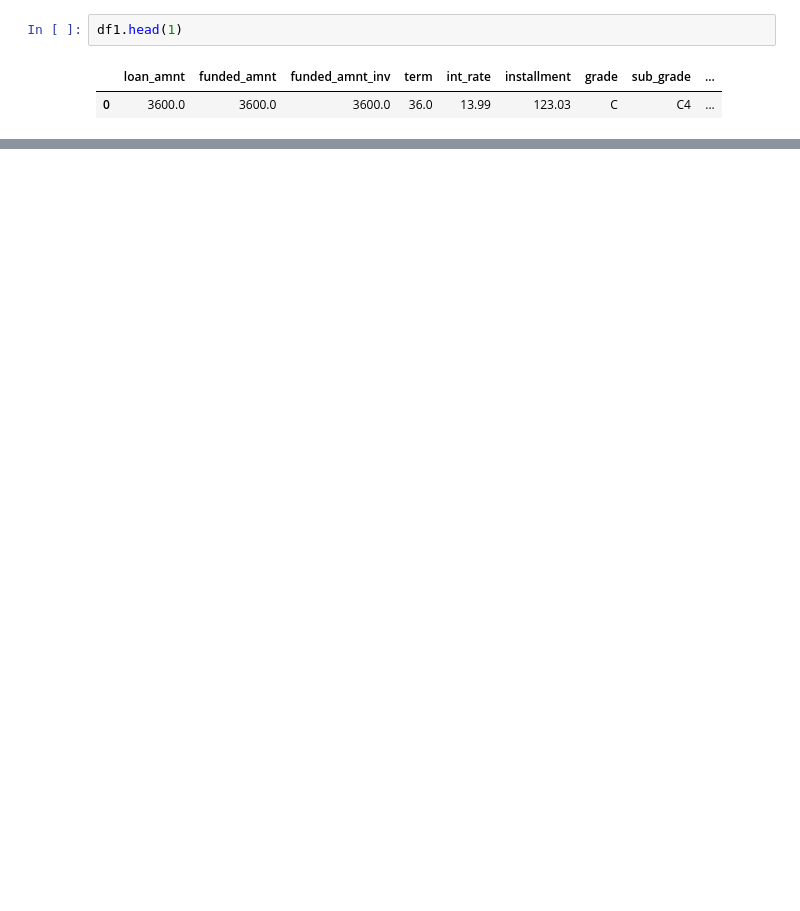
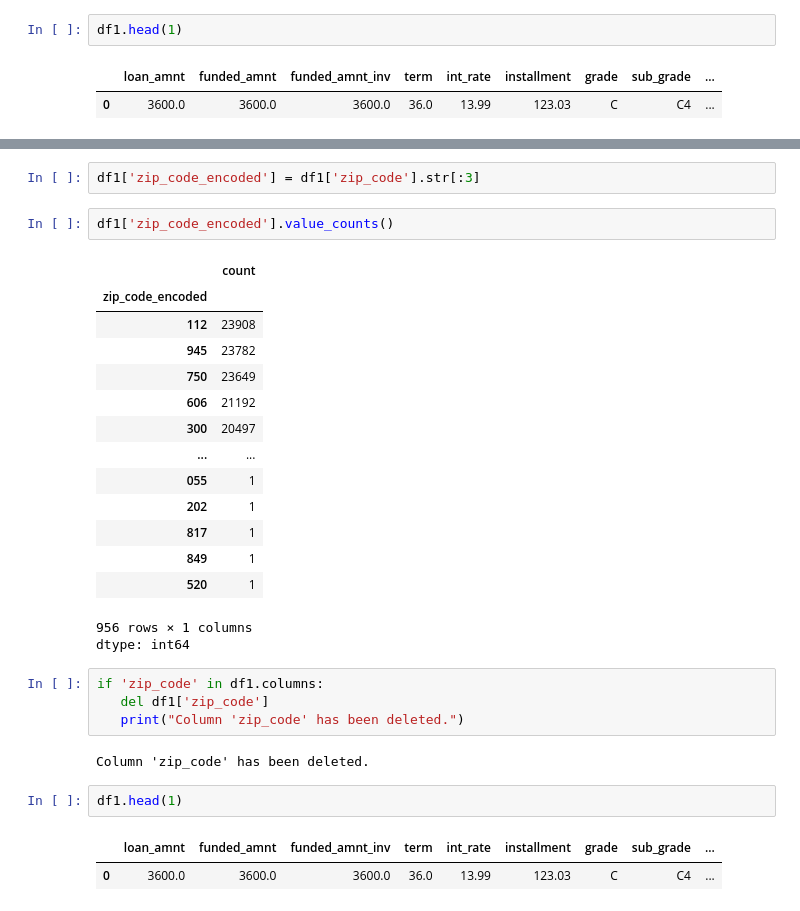
Before and after one commit to CharlesRajaR/Loan-Approval-Prediction-with-SHAP-An-end-to-end-machine-learning-project, a Jupyter notebook: notebooks/loan_approval_predictions_with_shap.ipynb, the cells around one changed output, grey strips where cells are left out. Saved outputs shown, nothing was run; the diff lists cells and outputs as text; blank space fills up the shorter version.

```diff
--- a/notebooks/loan_approval_predictions_with_shap.ipynb
+++ b/notebooks/loan_approval_predictions_with_shap.ipynb
@@ -766,0 +884,31 @@ display(df1.head(1))
+# %%
+df1['zip_code_encoded'] = df1['zip_code'].str[:3]
+# %%
+df1['zip_code_encoded'].value_counts()
+# %% [output]
+|  | count |
+| zip_code_encoded |  |
+| 112 | 23908 |
+| 945 | 23782 |
+| 750 | 23649 |
+| 606 | 21192 |
+| 300 | 20497 |
+| ... | ... |
+| 055 | 1 |
+| 202 | 1 |
+| 817 | 1 |
+| 849 | 1 |
+| 520 | 1 |
+956 rows × 1 columns
+dtype: int64
+# %%
+if 'zip_code' in df1.columns:
+   del df1['zip_code']
+   print("Column 'zip_code' has been deleted.")
+# %% [output]
+Column 'zip_code' has been deleted.
+# %%
+df1.head(1)
+# %% [output]
+|  | loan_amnt | funded_amnt | funded_amnt_inv | term | int_rate | installment | grade | sub_grade | ... |
+| 0 | 3600.0 | 3600.0 | 3600.0 | 36.0 | 13.99 | 123.03 | C | C4 | ... |
```
Also changed, not shown: parts of 25 cells of this notebook.
